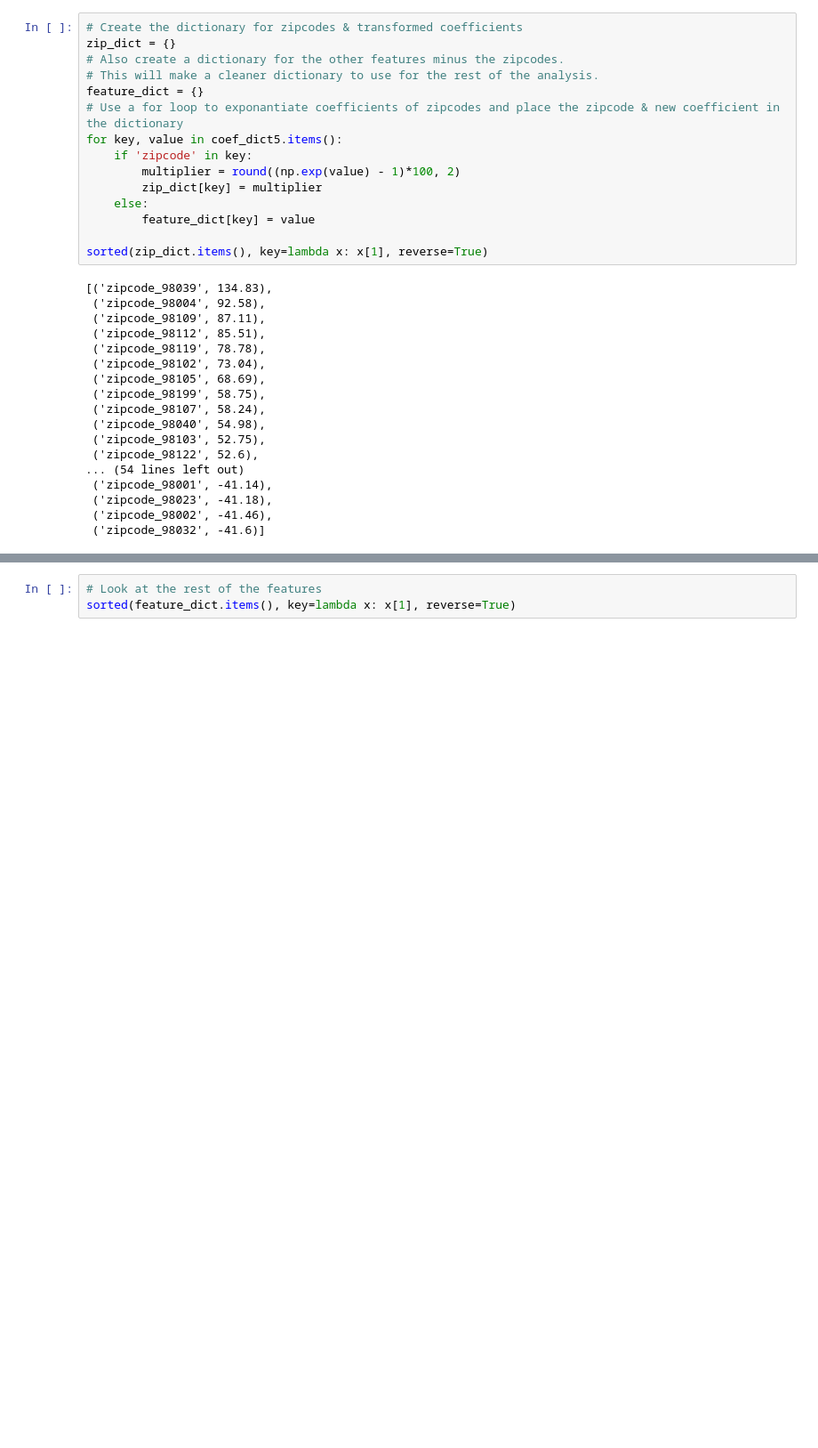
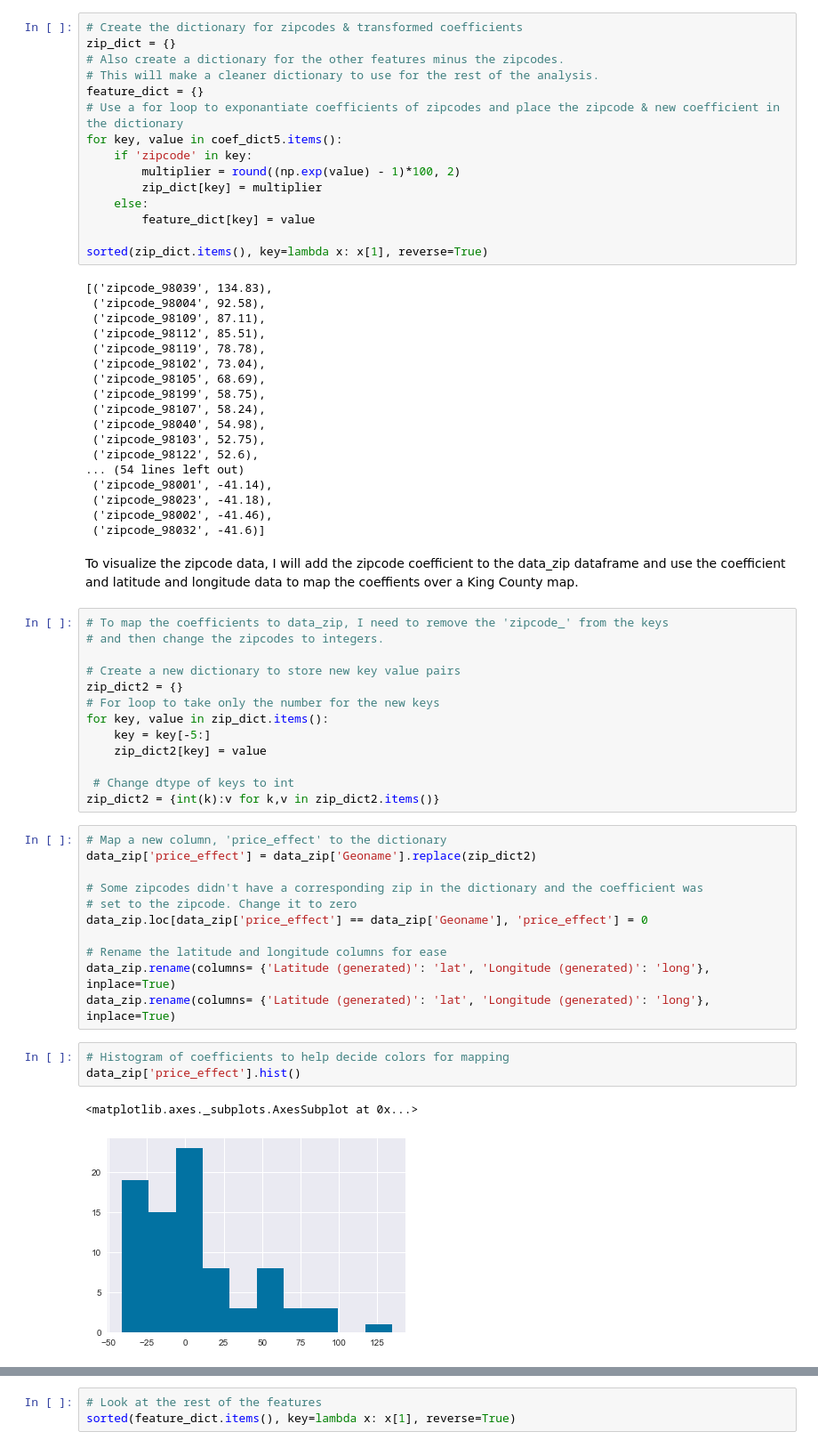
Before and after one commit to clreiner/KingCountyHousingProject, a Jupyter notebook: notebook.ipynb, the cells around one changed output, grey strips where cells are left out. Shown at 89% size. Saved outputs shown, nothing was run; the diff lists cells and outputs as text; blank space fills up the shorter version.

Commit message:
Add zipcode visualization to files

```diff
--- a/notebook.ipynb
+++ b/notebook.ipynb
@@ -863,3 +863,35 @@ sorted(zip_dict.items(), key=lambda x: x[1], reverse=True)
  ('zipcode_98023', -41.18),
  ('zipcode_98002', -41.46),
  ('zipcode_98032', -41.6)]
+# %% [markdown]
+ To visualize the zipcode data, I will add the zipcode coefficient to the data_zip dataframe and use the coefficient and latitude and longitude data to map the coeffients over a King County map.
+# %%
+# To map the coefficients to data_zip, I need to remove the 'zipcode_' from the keys
+# and then change the zipcodes to integers.
+
+# Create a new dictionary to store new key value pairs
+zip_dict2 = {}
+# For loop to take only the number for the new keys
+for key, value in zip_dict.items():
+    key = key[-5:]
+    zip_dict2[key] = value
+
+ # Change dtype of keys to int
+zip_dict2 = {int(k):v for k,v in zip_dict2.items()}
+# %%
+# Map a new column, 'price_effect' to the dictionary
+data_zip['price_effect'] = data_zip['Geoname'].replace(zip_dict2)
+
+# Some zipcodes didn't have a corresponding zip in the dictionary and the coefficient was
+# set to the zipcode. Change it to zero
+data_zip.loc[data_zip['price_effect'] == data_zip['Geoname'], 'price_effect'] = 0
+
+# Rename the latitude and longitude columns for ease
+data_zip.rename(columns= {'Latitude (generated)': 'lat', 'Longitude (generated)': 'long'}, inplace=True)
+data_zip.rename(columns= {'Latitude (generated)': 'lat', 'Longitude (generated)': 'long'}, inplace=True)
+# %%
+# Histogram of coefficients to help decide colors for mapping
+data_zip['price_effect'].hist()
+# %% [output]
+<matplotlib.axes._subplots.AxesSubplot at 0x...>
+[figure, added]
```
Also changed, not shown: parts of 13 cells of this notebook, 5 other files.
